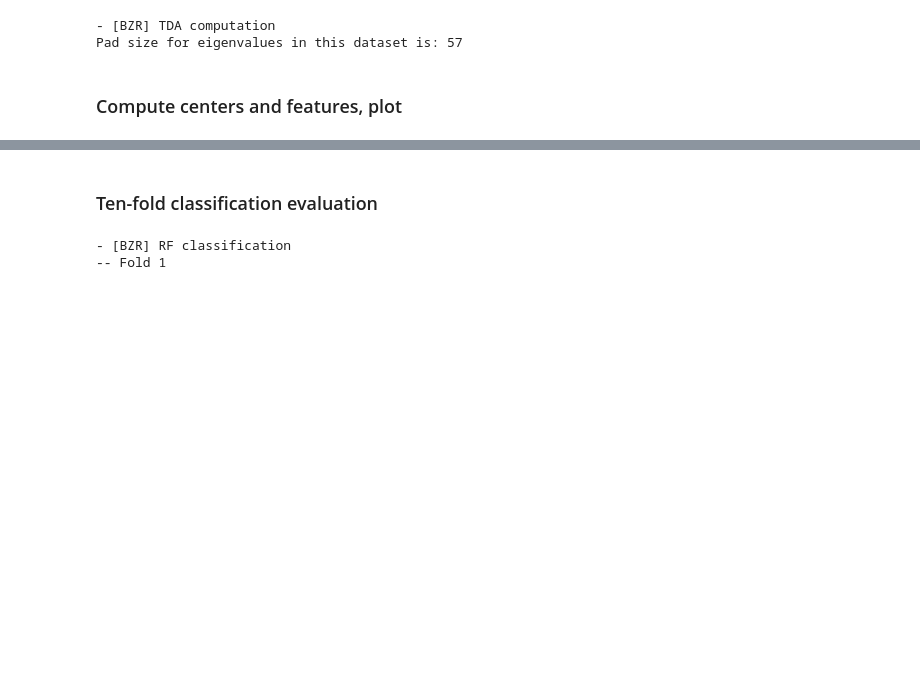
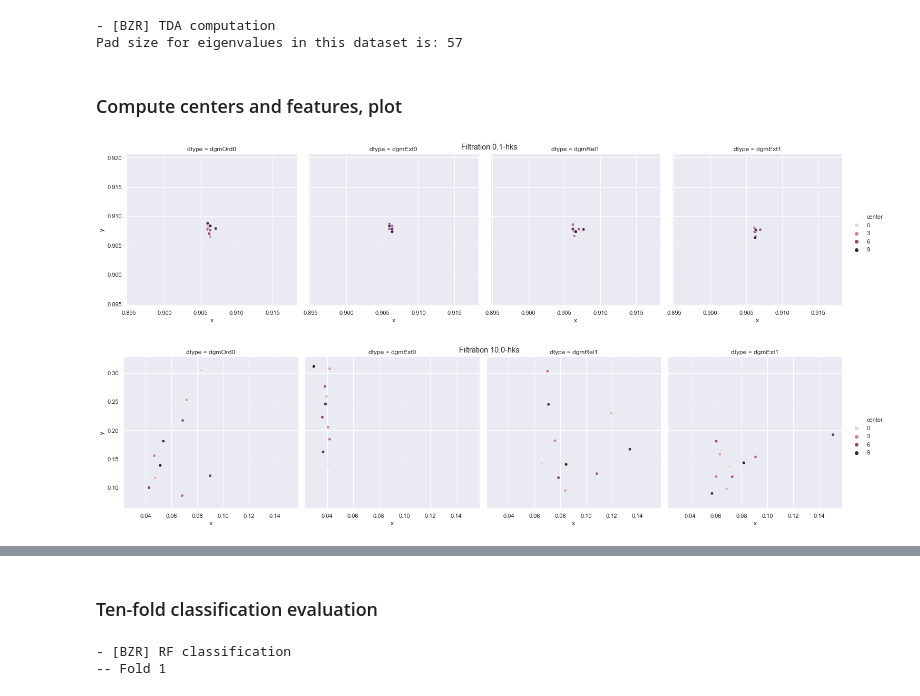
Before and after one commit to martinroyer/atol, a Jupyter notebook: demo/atol-demo.ipynb, the cells around one changed output, grey strips where cells are left out. Saved outputs shown, nothing was run; the diff lists cells and outputs as text; code cells hidden in the pictures; blank space fills up the shorter version.

```diff
--- a/demo/atol-demo.ipynb
+++ b/demo/atol-demo.ipynb
@@ -39,22 +39,29 @@ from atol.atol import _graph_dtypes, _csv_toarray
 # %%
 from atol import centers_and_inertias, atol_feats_graphs
 import pandas as pd
+import matplotlib.pyplot as plt
 import seaborn as sns
-sns.set
+sns.set()
 
 num_elements = len(os.listdir(graph_folder + "mat/"))
 all_diags = {}  # load all filtrations into memory once for all
 for dtype, gid, filt in product(_graph_dtypes, np.arange(num_elements), atol_params["filtrations"]):
     all_diags[(dtype, filt, gid)] = _csv_toarray(graph_folder + "diagrams/%s/graph_%06i_filt_%s.csv" % (dtype, gid, filt))
 
 centers = {(dtype, filt): centers_and_inertias(diags=np.concatenate([all_diags[(dtype, filt, gid)] for gid in np.arange(num_elements)]),
                                                n_centers=atol_params["n_centers"]) for dtype, filt in product(_graph_dtypes, atol_params["filtrations"])}
 centers_df = []
 for dtype, filt in product(_graph_dtypes, atol_params["filtrations"]):
     clustercenters = centers[dtype, filt][0].cluster_centers_
     [centers_df.append({"center": _, "x": clustercenters[_, 0], "y": clustercenters[_, 1], "dtype": dtype, "filt": filt}) for _ in range(clustercenters.shape[0])]
 centers_df = pd.DataFrame(centers_df)
-g = sns.relplot(x="x", y="y", hue="center", row="dtype", col="filt", data=centers_df)
+
+for filt in atol_params["filtrations"]:
+    g = sns.relplot(x="x", y="y", hue="center", col="dtype", data=centers_df[centers_df["filt"] == filt])
+    g.fig.suptitle("Filtration %s" % filt)
+# %% [output]
+[figure, added]
+[figure, added]
 # %%
 feats = pd.DataFrame(atol_feats_graphs(graph_folder, all_diags, atol_params, centers),
                      columns=["index", "type", "center", "value", "label"])
```
Also changed, not shown: parts of 3 cells of this notebook, 1 other file.
